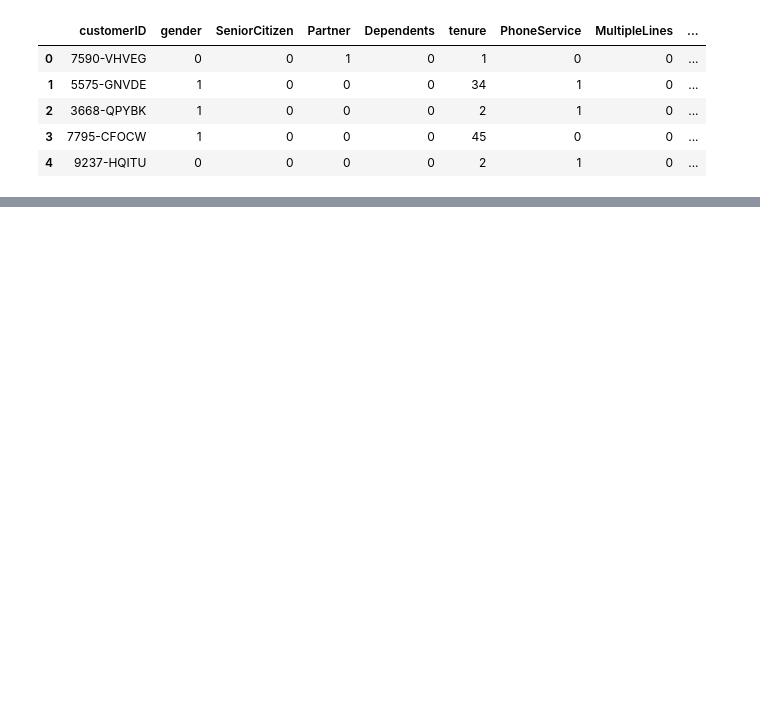
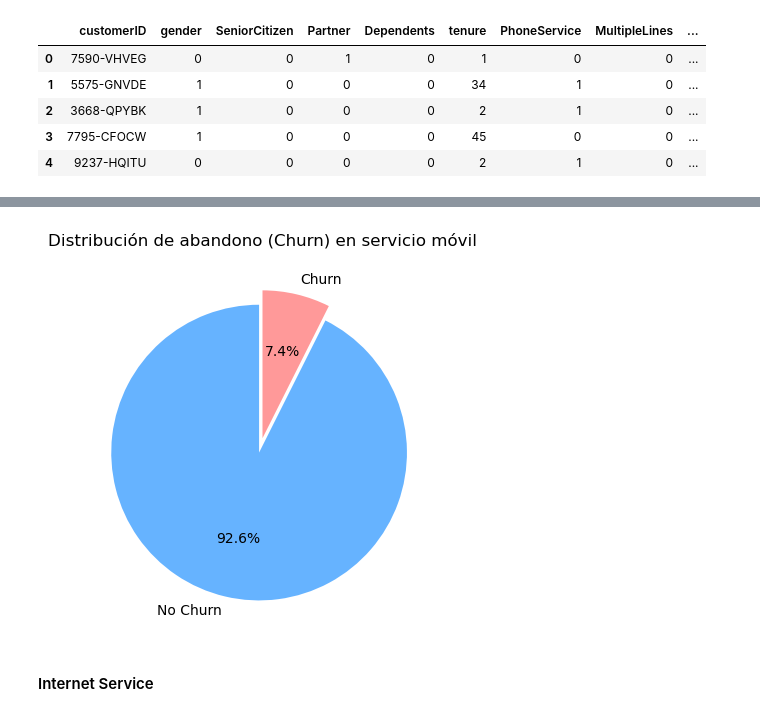
Before and after one commit to Jaumeesoleer/telco-churn-prediction, a Jupyter notebook: notebooks/EDA.ipynb, the cells around one changed output, grey strips where cells are left out. Saved outputs shown, nothing was run; the diff lists cells and outputs as text; code cells hidden in the pictures; blank space fills up the shorter version.

```diff
--- a/notebooks/EDA.ipynb
+++ b/notebooks/EDA.ipynb
@@ -17,0 +41,3 @@ telco_df.head()
+# %%
+phone_df = pd.read_csv('../data/processed/phone_service.csv')
+phone_df.head()
@@ -17,0 +51,19 @@ telco_df.head()
+# %%
+p_counts = phone_df['Churn'].value_counts()
+p_labels = labels
+p_sizes = [p_counts[0], p_counts[1]]
+# %%
+fig, ax = plt.subplots()
+ax.pie(
+    p_sizes,
+    labels=p_labels,
+    autopct='%1.1f%%',
+    startangle=90,
+    colors=['#66b3ff','#ff9999'],
+    explode=(0.1, 0))
+ax.set_title('Distribución de abandono (Churn) en servicio móvil')
+plt.show()
+# %% [output]
+[figure, added]
+# %% [markdown]
+#### Internet Service
```
Also changed, not shown: parts of 23 cells of this notebook.
